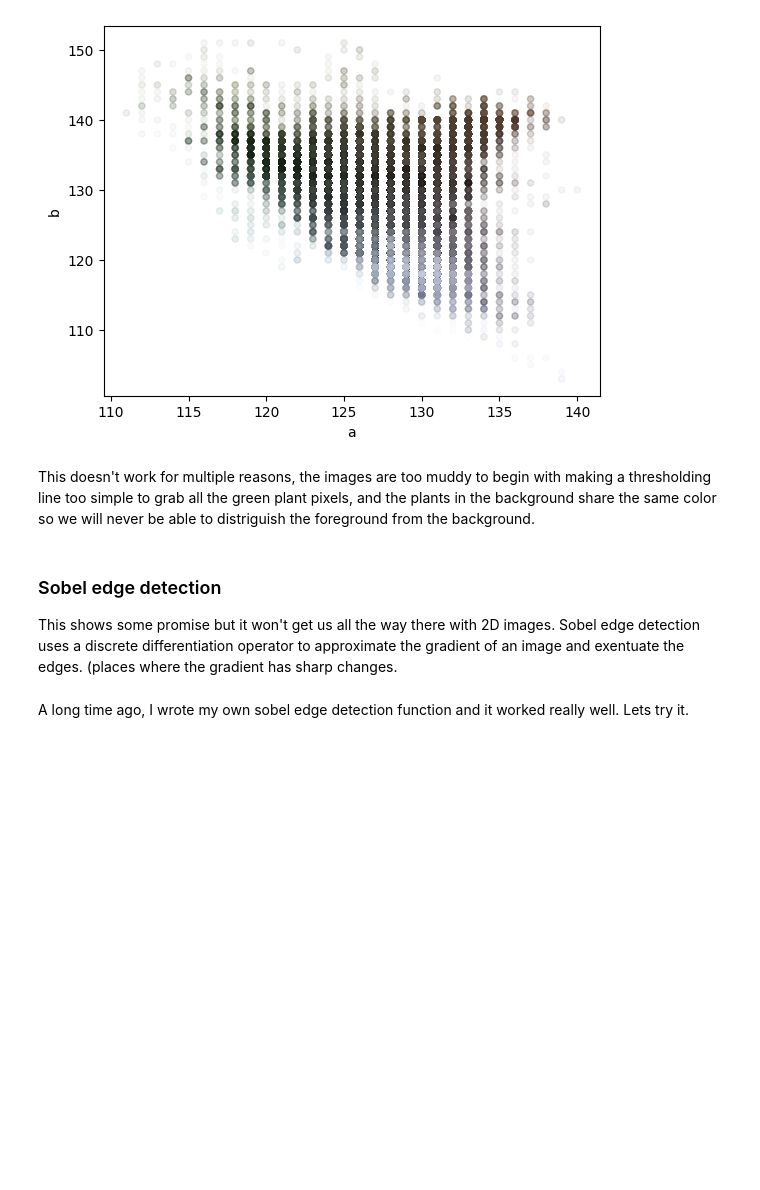
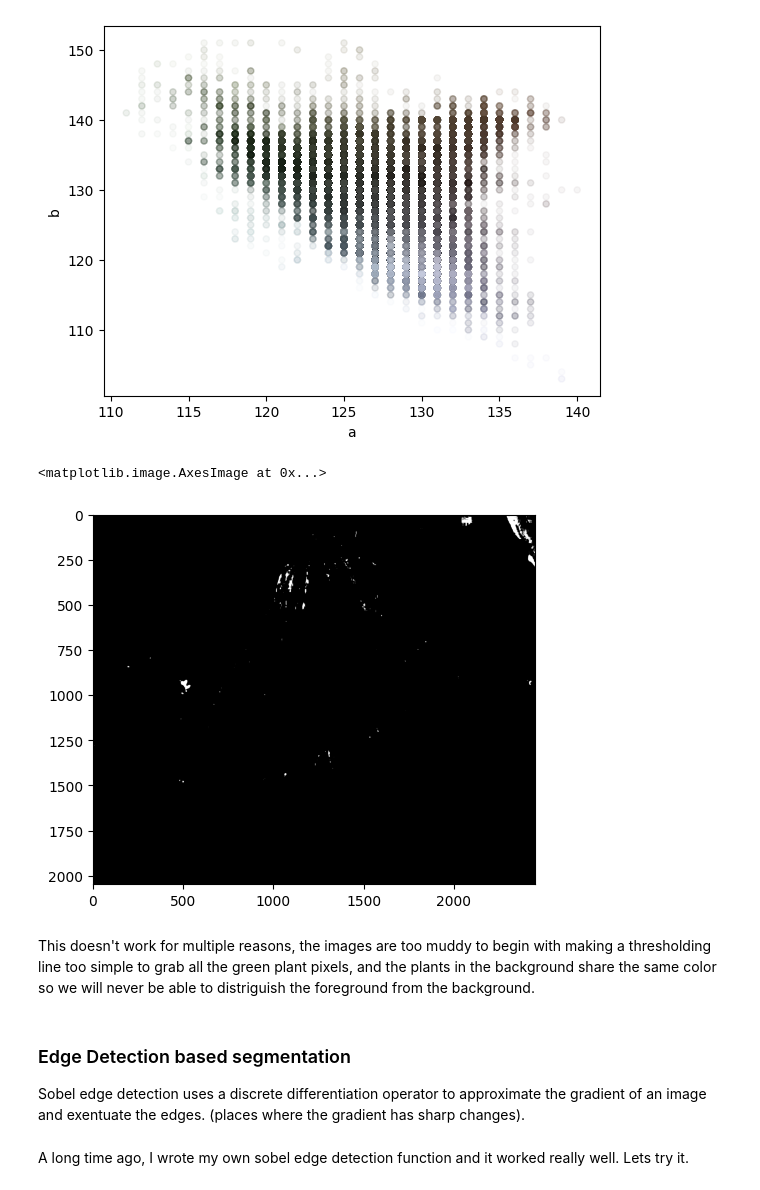
Before and after one commit to KopiousKarp/code_notebooks, a Jupyter notebook: braceroot_plantcv/plantCV_notebook.ipynb, the cells around one changed output. Drawn from its saved outputs; the diff is of its cells as text; code cells hidden in the pictures; blank space fills up the shorter version.

```diff
--- a/braceroot_plantcv/plantCV_notebook.ipynb
+++ b/braceroot_plantcv/plantCV_notebook.ipynb
@@ -27,12 +28,16 @@ color_scatter = pcv.visualize.pixel_scatter_plot(paths_to_imgs = ["./braceroot_p
 # %% [output]
 [figure]
 # %%
-thresh1 = pcv.threshold.dual_channels(rgb_img = zmays_image, x_channel = "a", y_channel = "b", points = [(112,120),(130,165)], above=True)
+color_thresh = pcv.threshold.dual_channels(rgb_img = zmays_image, x_channel = "a", y_channel = "b", points = [(112,120),(130,165)], above=True)
+plt.imshow(color_thresh,cmap="Greys_r")
+# %% [output]
+<matplotlib.image.AxesImage at 0x...>
+[figure, added]
 # %% [markdown]
 This doesn't work for multiple reasons, the images are too muddy to begin with making a thresholding line too simple to grab all the green plant pixels, and the plants in the background share the same color so we will never be able to distriguish the foreground from the background.
 # %% [markdown]
-### Sobel edge detection
-This shows some promise but it won't get us all the way there with 2D images. Sobel edge detection uses a discrete differentiation operator to approximate the gradient of an image and exentuate the edges. (places where the gradient has sharp changes.
+### Edge Detection based segmentation
+Sobel edge detection uses a discrete differentiation operator to approximate the gradient of an image and exentuate the edges. (places where the gradient has sharp changes).
 # %%
 gray_img = cv2.cvtColor(zmays_image, cv2.COLOR_RGB2GRAY)
 #apply a gaussian blur and sharpen
```
Also changed, not shown: parts of 9 cells of this notebook, 2 other files.
